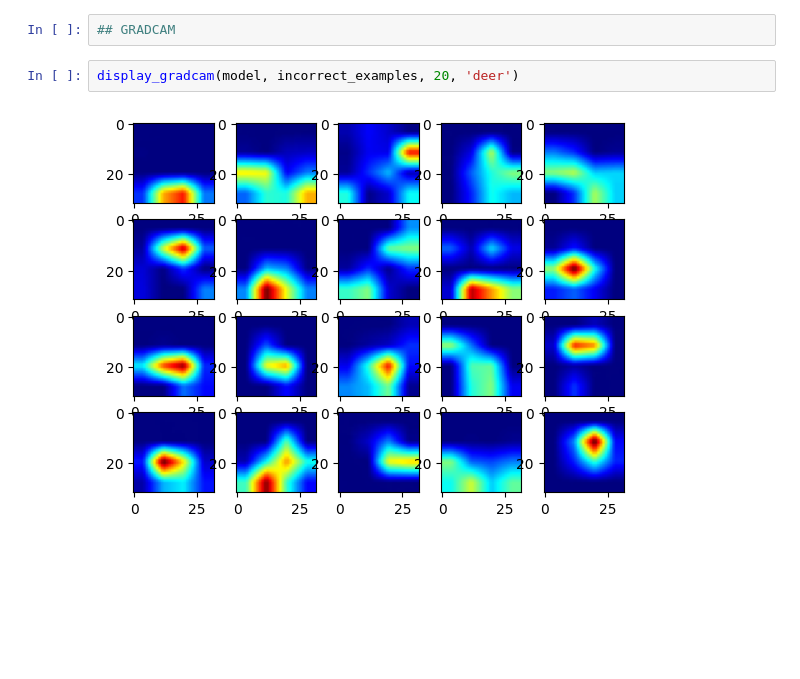
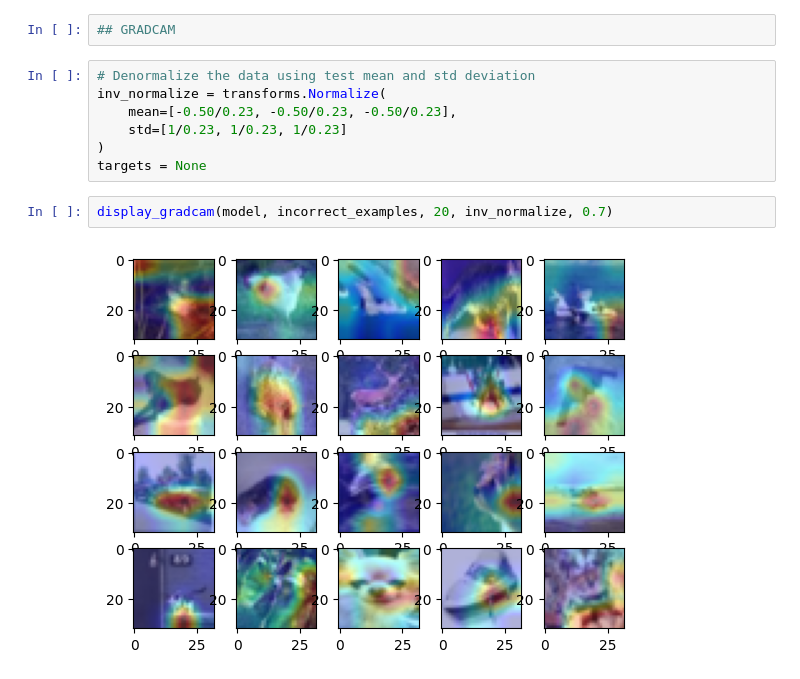
Before and after one commit to iris-kurapaty/GradCam_Exp, a Jupyter notebook: ERA_Assignment_11.ipynb, the cells around one changed output. Cells and saved outputs as stored; diff of their text form; blank space fills up the shorter version.

```diff
--- a/ERA_Assignment_11.ipynb
+++ b/ERA_Assignment_11.ipynb
@@ -239,6 +231,13 @@ WARNING:matplotlib.image:Clipping input data to the valid range for imshow with
 # %%
 ## GRADCAM
+# %%
+# Denormalize the data using test mean and std deviation
+inv_normalize = transforms.Normalize(
+    mean=[-0.50/0.23, -0.50/0.23, -0.50/0.23],
+    std=[1/0.23, 1/0.23, 1/0.23]
+)
+targets = None
 # %%
-display_gradcam(model, incorrect_examples, 20, 'deer')
+display_gradcam(model, incorrect_examples, 20, inv_normalize, 0.7)
 # %% [output]
-[figure, old version]
+[figure, new version]
```
Also changed, not shown: parts of 10 cells of this notebook.
